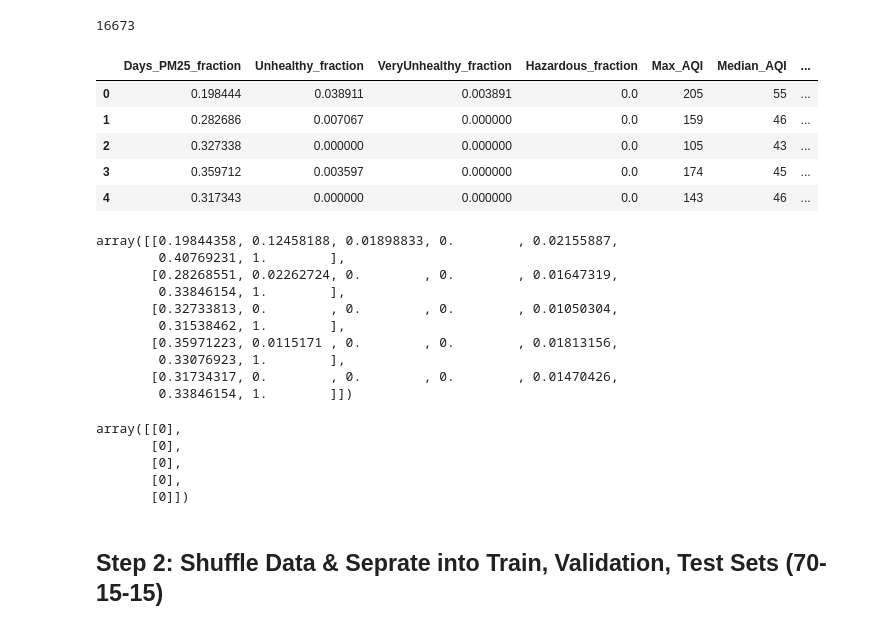
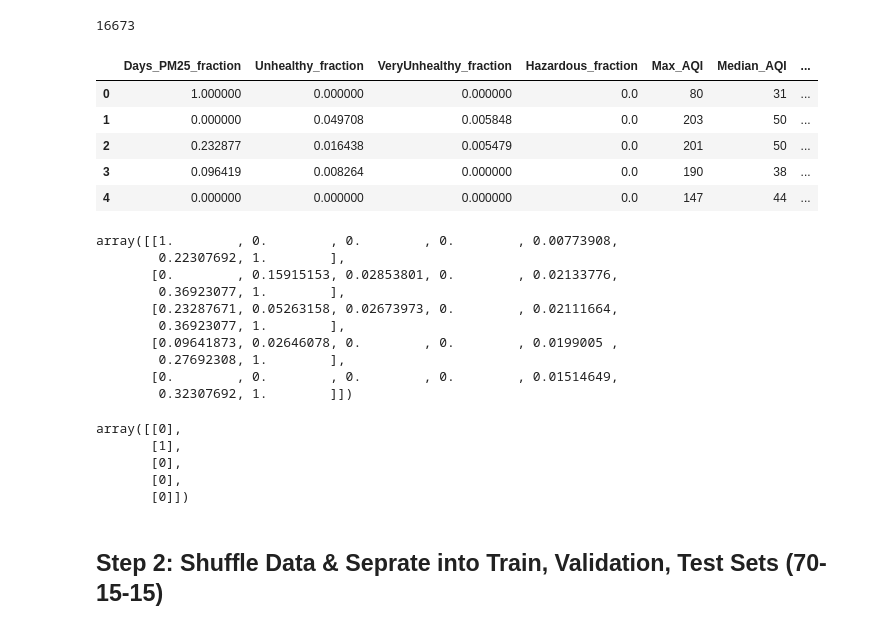
Before and after one commit to elattanzi/DS4420FinalProject, a Jupyter notebook: MLP.ipynb, the cells around one changed output. Drawn from its saved outputs; the diff is of its cells as text; code cells hidden in the pictures.

```diff
--- a/MLP.ipynb
+++ b/MLP.ipynb
@@ -224,6 +300,7 @@ Binarize lung cancer mortality into high (top 25% of counties per year) vs. low
 ## Step 1: Data Pre-processing
 # %%
 df_cancer = pd.read_csv("pollution_cancer.csv")
+df_cancer = df_cancer.sort_values("Year").reset_index(drop=True)
 # %%
 # ignore any rows with NaN value
 df_cancer = df_cancer[["Days_PM25_fraction", "Unhealthy_fraction", "VeryUnhealthy_fraction",
@@ -235,19 +312,19 @@ len(df_cancer)
 # %%
 # calculate 75th percentail grouped by year
 df_cancer["threshold"] = df_cancer.groupby("Year")["Age Adjusted Rate"].transform(
-    lambda x: x.quantile(0.75)
+    lambda x: x.quantile(0.5)
 )
 
 #  Assign binary labels (1 = high, 0 = low)
 df_cancer["binary_risk"] = (df_cancer["Age Adjusted Rate"] >= df_cancer["threshold"]).astype(int)
 df_cancer.head()
 # %% [output]
 |  | Days_PM25_fraction | Unhealthy_fraction | VeryUnhealthy_fraction | Hazardous_fraction | Max_AQI | Median_AQI | ... |
-| 0 | 0.198444 | 0.038911 | 0.003891 | 0.0 | 205 | 55 | ... |
-| 1 | 0.282686 | 0.007067 | 0.000000 | 0.0 | 159 | 46 | ... |
-| 2 | 0.327338 | 0.000000 | 0.000000 | 0.0 | 105 | 43 | ... |
-| 3 | 0.359712 | 0.003597 | 0.000000 | 0.0 | 174 | 45 | ... |
-| 4 | 0.317343 | 0.000000 | 0.000000 | 0.0 | 143 | 46 | ... |
+| 0 | 1.000000 | 0.000000 | 0.000000 | 0.0 | 80 | 31 | ... |
+| 1 | 0.000000 | 0.049708 | 0.005848 | 0.0 | 203 | 50 | ... |
+| 2 | 0.232877 | 0.016438 | 0.005479 | 0.0 | 201 | 50 | ... |
+| 3 | 0.096419 | 0.008264 | 0.000000 | 0.0 | 190 | 38 | ... |
+| 4 | 0.000000 | 0.000000 | 0.000000 | 0.0 | 147 | 44 | ... |
 # %%
 # get out X
 X = df_cancer[["Days_PM25_fraction", "Unhealthy_fraction", "VeryUnhealthy_fraction",
@@ -261,23 +338,23 @@ X_scale = scaler.fit_transform(X)
 Phi = np.column_stack((X_scale, np.ones(X_scale.shape[0])))
 Phi[:5]
 # %% [output]
-array([[0.19844358, 0.12458188, 0.01898833, 0.        , 0.02155887,
-        0.40769231, 1.        ],
-       [0.28268551, 0.02262724, 0.        , 0.        , 0.01647319,
-        0.33846154, 1.        ],
-       [0.32733813, 0.        , 0.        , 0.        , 0.01050304,
-        0.31538462, 1.        ],
-       [0.35971223, 0.0115171 , 0.        , 0.        , 0.01813156,
-        0.33076923, 1.        ],
-       [0.31734317, 0.        , 0.        , 0.        , 0.01470426,
-        0.33846154, 1.        ]])
+array([[1.        , 0.        , 0.        , 0.        , 0.00773908,
+        0.22307692, 1.        ],
+       [0.        , 0.15915153, 0.02853801, 0.        , 0.02133776,
+        0.36923077, 1.        ],
+       [0.23287671, 0.05263158, 0.02673973, 0.        , 0.02111664,
+        0.36923077, 1.        ],
+       [0.09641873, 0.02646078, 0.        , 0.        , 0.0199005 ,
+        0.27692308, 1.        ],
+       [0.        , 0.        , 0.        , 0.        , 0.01514649,
+        0.32307692, 1.        ]])
 # %%
 # get out y
 y = df_cancer["binary_risk"].to_numpy().reshape(-1, 1)
 y[:5]
 # %% [output]
 array([[0],
-       [0],
+       [1],
        [0],
        [0],
        [0]])
```
Also changed, not shown: parts of 18 cells of this notebook, 1 other file.
